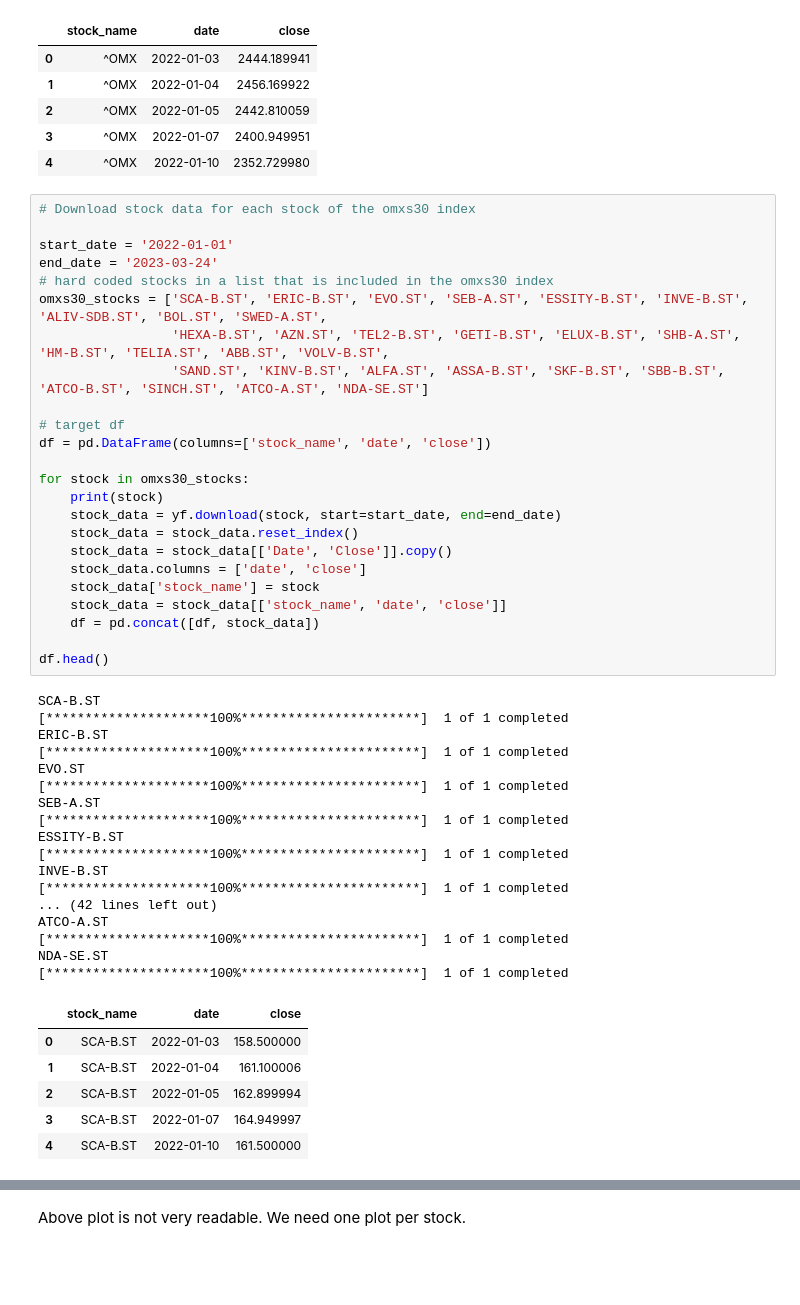
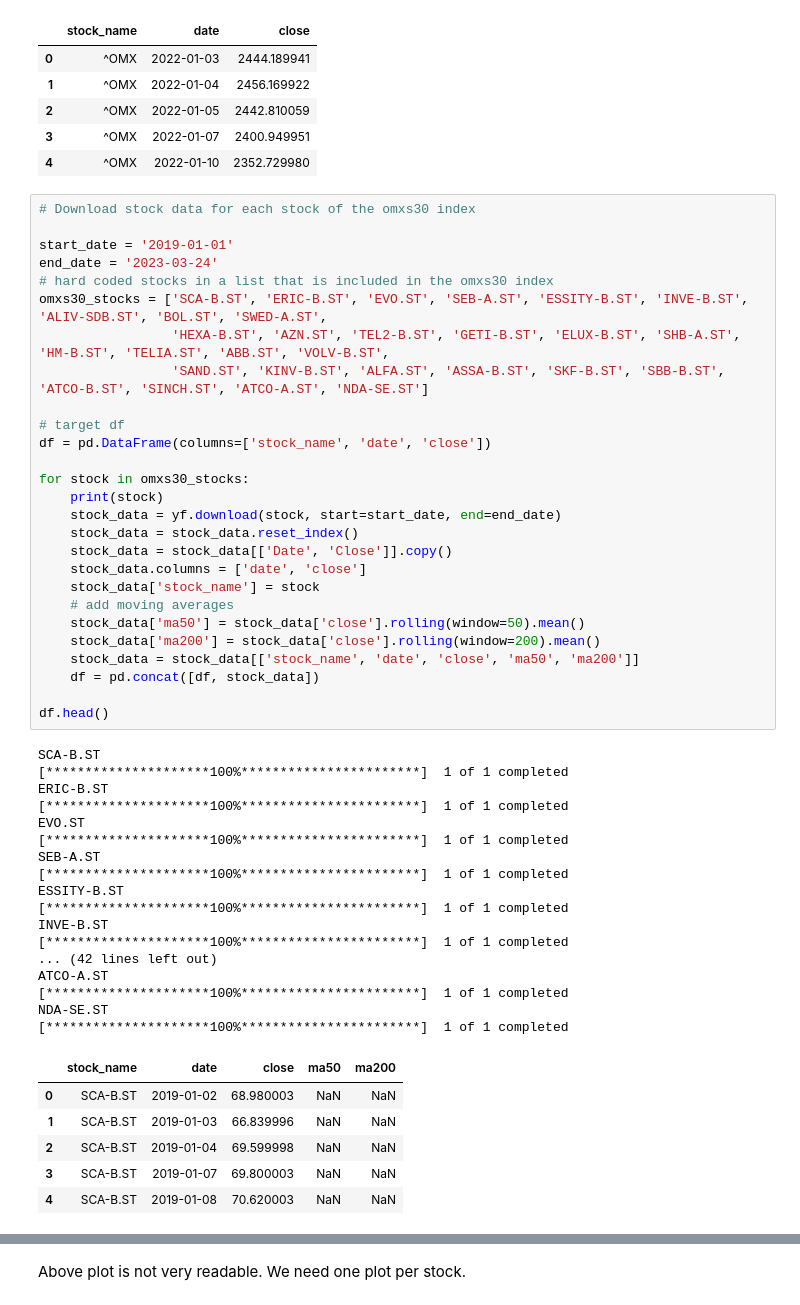
Before and after one commit to flyin01/stock_picking_charts, a Jupyter notebook: stock_winning_streaks.ipynb, the cells around one changed output, grey strips where cells are left out. Saved outputs shown, nothing was run; the diff lists cells and outputs as text; blank space fills up the shorter version.

```diff
--- a/stock_winning_streaks.ipynb
+++ b/stock_winning_streaks.ipynb
@@ -166,7 +166,7 @@ data.head()
 # %%
 # Download stock data for each stock of the omxs30 index
 
-start_date = '2022-01-01'
+start_date = '2019-01-01'
 end_date = '2023-03-24'
 # hard coded stocks in a list that is included in the omxs30 index
 omxs30_stocks = ['SCA-B.ST', 'ERIC-B.ST', 'EVO.ST', 'SEB-A.ST', 'ESSITY-B.ST', 'INVE-B.ST', 'ALIV-SDB.ST', 'BOL.ST', 'SWED-A.ST',
@@ -177,40 +177,43 @@ omxs30_stocks = ['SCA-B.ST', 'ERIC-B.ST', 'EVO.ST', 'SEB-A.ST', 'ESSITY-B.ST', '
 df = pd.DataFrame(columns=['stock_name', 'date', 'close'])
 
 for stock in omxs30_stocks:
     print(stock)
     stock_data = yf.download(stock, start=start_date, end=end_date)
     stock_data = stock_data.reset_index()
     stock_data = stock_data[['Date', 'Close']].copy()
     stock_data.columns = ['date', 'close']
     stock_data['stock_name'] = stock
-    stock_data = stock_data[['stock_name', 'date', 'close']]
+    # add moving averages
+    stock_data['ma50'] = stock_data['close'].rolling(window=50).mean()
+    stock_data['ma200'] = stock_data['close'].rolling(window=200).mean()
+    stock_data = stock_data[['stock_name', 'date', 'close', 'ma50', 'ma200']]
     df = pd.concat([df, stock_data])
 
 df.head()
 # %% [output]
 SCA-B.ST
 [*********************100%***********************]  1 of 1 completed
 ERIC-B.ST
 [*********************100%***********************]  1 of 1 completed
 EVO.ST
 [*********************100%***********************]  1 of 1 completed
 SEB-A.ST
 [*********************100%***********************]  1 of 1 completed
 ESSITY-B.ST
 [*********************100%***********************]  1 of 1 completed
 INVE-B.ST
 [*********************100%***********************]  1 of 1 completed
 ... (42 lines left out)
 ATCO-A.ST
 [*********************100%***********************]  1 of 1 completed
 NDA-SE.ST
 [*********************100%***********************]  1 of 1 completed
-|  | stock_name | date | close |
-| 0 | SCA-B.ST | 2022-01-03 | 158.500000 |
-| 1 | SCA-B.ST | 2022-01-04 | 161.100006 |
-| 2 | SCA-B.ST | 2022-01-05 | 162.899994 |
-| 3 | SCA-B.ST | 2022-01-07 | 164.949997 |
-| 4 | SCA-B.ST | 2022-01-10 | 161.500000 |
+|  | stock_name | date | close | ma50 | ma200 |
+| 0 | SCA-B.ST | 2019-01-02 | 68.980003 | NaN | NaN |
+| 1 | SCA-B.ST | 2019-01-03 | 66.839996 | NaN | NaN |
+| 2 | SCA-B.ST | 2019-01-04 | 69.599998 | NaN | NaN |
+| 3 | SCA-B.ST | 2019-01-07 | 69.800003 | NaN | NaN |
+| 4 | SCA-B.ST | 2019-01-08 | 70.620003 | NaN | NaN |
 # %%
 # Unit test
 
```
Also changed, not shown: parts of 6 cells of this notebook.
